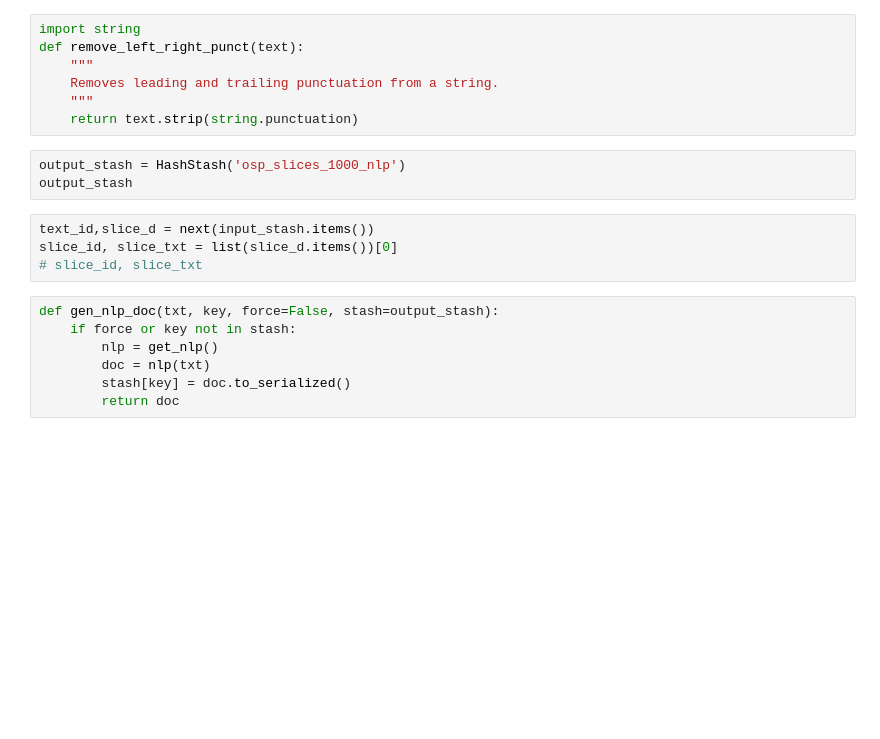
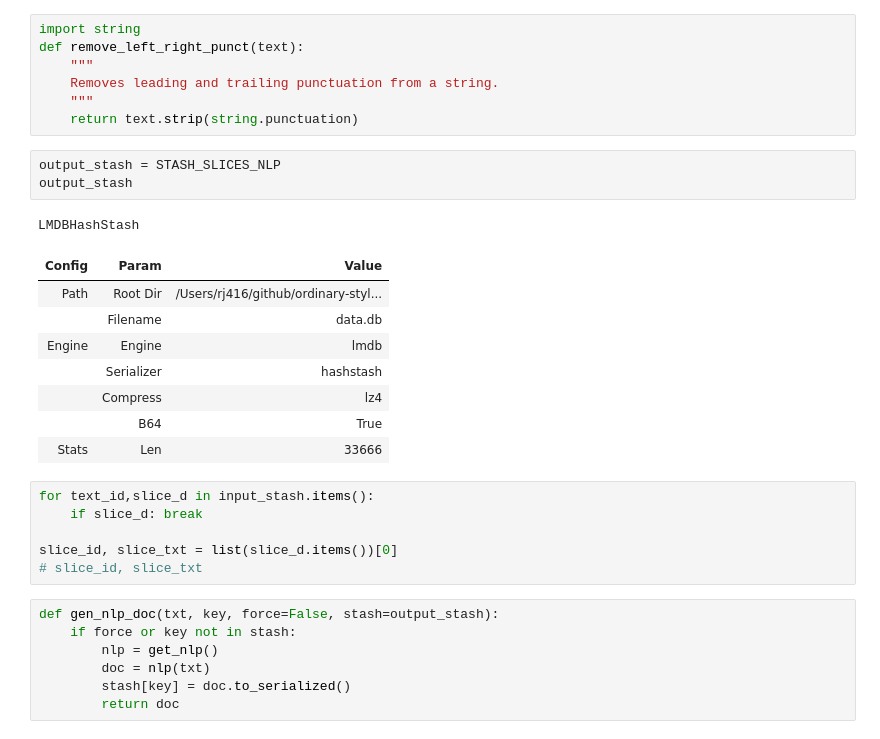
Before and after one commit to quadrismegistus/ordinary-style-philosophy, a Jupyter notebook: notebooks/ParseSlice.ipynb, the cells around one changed output. Cells and saved outputs as stored; diff of their text form; blank space fills up the shorter version.

```diff
--- a/notebooks/ParseSlice.ipynb
+++ b/notebooks/ParseSlice.ipynb
@@ -39,10 +61,22 @@ def remove_left_right_punct(text):
     """
     return text.strip(string.punctuation)
 # %%
-output_stash = HashStash('osp_slices_1000_nlp')
+output_stash = STASH_SLICES_NLP
 output_stash
+# %% [output]
+LMDBHashStash
+| Config | Param | Value |
+| Path | Root Dir | /Users/rj416/github/ordinary-styl... |
+|  | Filename | data.db |
+| Engine | Engine | lmdb |
+|  | Serializer | hashstash |
+|  | Compress | lz4 |
+|  | B64 | True |
+| Stats | Len | 33666 |
 # %%
-text_id,slice_d = next(input_stash.items())
+for text_id,slice_d in input_stash.items():
+    if slice_d: break
+
 slice_id, slice_txt = list(slice_d.items())[0]
 # slice_id, slice_txt
 # %%
```
Also changed, not shown: parts of 9 cells of this notebook, 5 other files.
